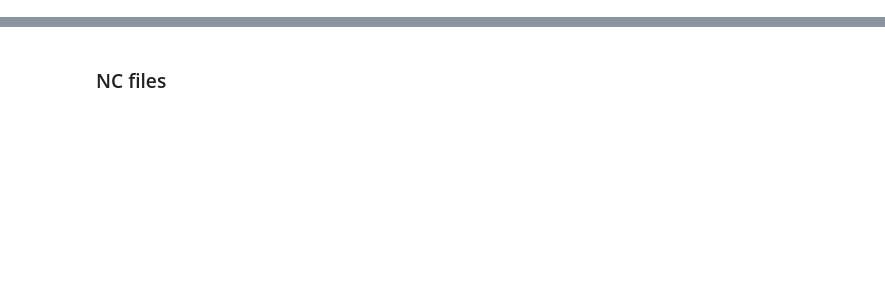
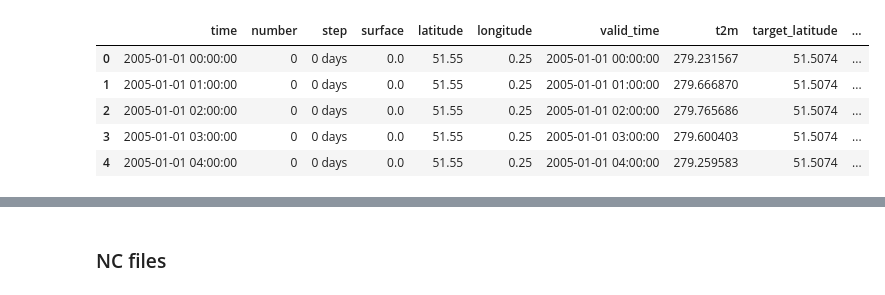
Before and after one commit to pacoraggio/London-Rainfall, a Jupyter notebook: ERA5_data_transformation.ipynb, the cells around one changed output, grey strips where cells are left out. Drawn from its saved outputs; the diff is of its cells as text; code cells hidden in the pictures; blank space fills up the shorter version.

```diff
--- a/ERA5_data_transformation.ipynb
+++ b/ERA5_data_transformation.ipynb
@@ -22,0 +302,17 @@ East:   0.1
+# %%
+# Process the file
+# Bari 41.14043890868558, 16.86619063277282
+# Lecce 40.35654102220363, 18.17311913754415
+# London 51.5074, -0.1278
+
+file_path = './data/ERA5/data_london_2mt_2005_2010.grib'
+output_path = './output/'
+city_name = 'london'
+city_lat = 51.5074  # London latitude
+city_lon = -0.1278  # London longitude
+
+df_test = process_grib_file(grib_file_path = file_path,
+                            output_csv_path=output_path,
+                            city_name=city_name,
+                            city_lat=city_lat,
+                            city_lon=city_lon)
@@ -22,0 +341,9 @@ East:   0.1
+# %%
+df_test.head()
+# %% [output]
+|  | time | number | step | surface | latitude | longitude | valid_time | t2m | target_latitude | ... |
+| 0 | 2005-01-01 00:00:00 | 0 | 0 days | 0.0 | 51.55 | 0.25 | 2005-01-01 00:00:00 | 279.231567 | 51.5074 | ... |
+| 1 | 2005-01-01 01:00:00 | 0 | 0 days | 0.0 | 51.55 | 0.25 | 2005-01-01 01:00:00 | 279.666870 | 51.5074 | ... |
+| 2 | 2005-01-01 02:00:00 | 0 | 0 days | 0.0 | 51.55 | 0.25 | 2005-01-01 02:00:00 | 279.765686 | 51.5074 | ... |
+| 3 | 2005-01-01 03:00:00 | 0 | 0 days | 0.0 | 51.55 | 0.25 | 2005-01-01 03:00:00 | 279.600403 | 51.5074 | ... |
+| 4 | 2005-01-01 04:00:00 | 0 | 0 days | 0.0 | 51.55 | 0.25 | 2005-01-01 04:00:00 | 279.259583 | 51.5074 | ... |
```
Also changed, not shown: parts of 43 cells of this notebook.
